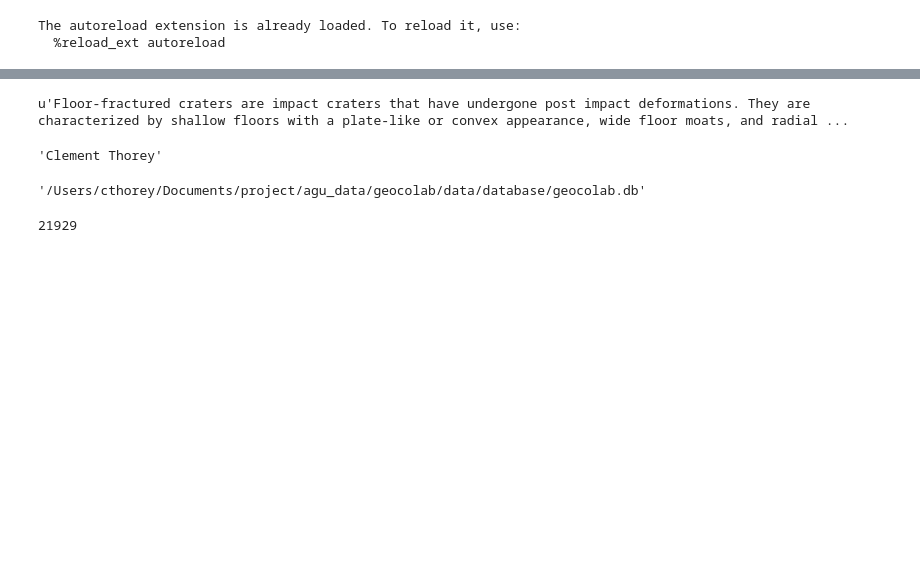
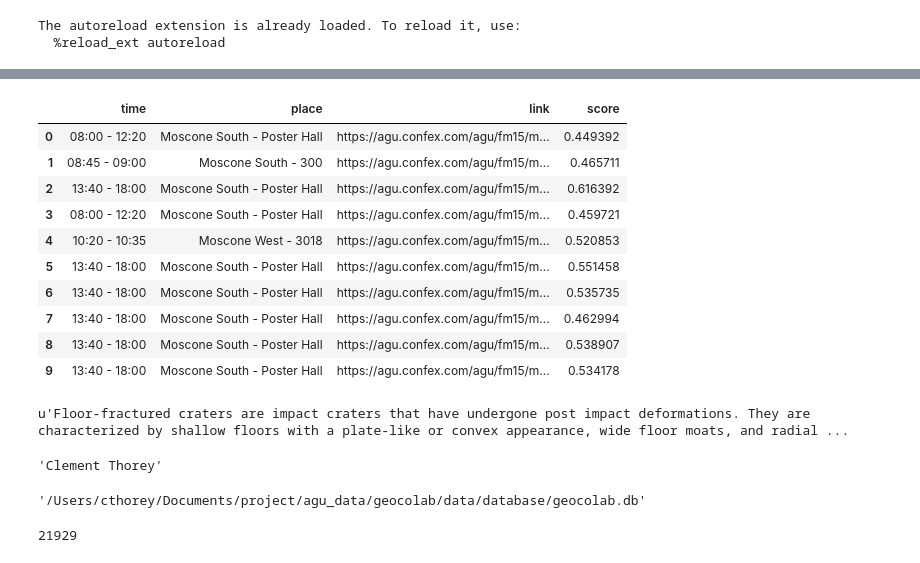
Before and after one commit to cthorey/geocolab, a Jupyter notebook: notebooks/exploratory/test.ipynb, the cells around one changed output, grey strips where cells are left out. Drawn from its saved outputs; the diff is of its cells as text; code cells hidden in the pictures; blank space fills up the shorter version.

```diff
--- a/notebooks/exploratory/test.ipynb
+++ b/notebooks/exploratory/test.ipynb
@@ -21,3 +146,17 @@ def strip_accents(s):
+# %%
+df
+# %% [output]
+|  | time | place | link | score |
+| 0 | 08:00 - 12:20 | Moscone South - Poster Hall | https://agu.confex.com/agu/fm15/m... | 0.449392 |
+| 1 | 08:45 - 09:00 | Moscone South - 300 | https://agu.confex.com/agu/fm15/m... | 0.465711 |
+| 2 | 13:40 - 18:00 | Moscone South - Poster Hall | https://agu.confex.com/agu/fm15/m... | 0.616392 |
+| 3 | 08:00 - 12:20 | Moscone South - Poster Hall | https://agu.confex.com/agu/fm15/m... | 0.459721 |
+| 4 | 10:20 - 10:35 | Moscone West - 3018 | https://agu.confex.com/agu/fm15/m... | 0.520853 |
+| 5 | 13:40 - 18:00 | Moscone South - Poster Hall | https://agu.confex.com/agu/fm15/m... | 0.551458 |
+| 6 | 13:40 - 18:00 | Moscone South - Poster Hall | https://agu.confex.com/agu/fm15/m... | 0.535735 |
+| 7 | 13:40 - 18:00 | Moscone South - Poster Hall | https://agu.confex.com/agu/fm15/m... | 0.462994 |
+| 8 | 13:40 - 18:00 | Moscone South - Poster Hall | https://agu.confex.com/agu/fm15/m... | 0.538907 |
+| 9 | 13:40 - 18:00 | Moscone South - Poster Hall | https://agu.confex.com/agu/fm15/m... | 0.534178 |
 # %%
 from src.model.recomendation import *
 qry = Query()
```
Also changed, not shown: parts of 16 cells of this notebook, 6 other files.
